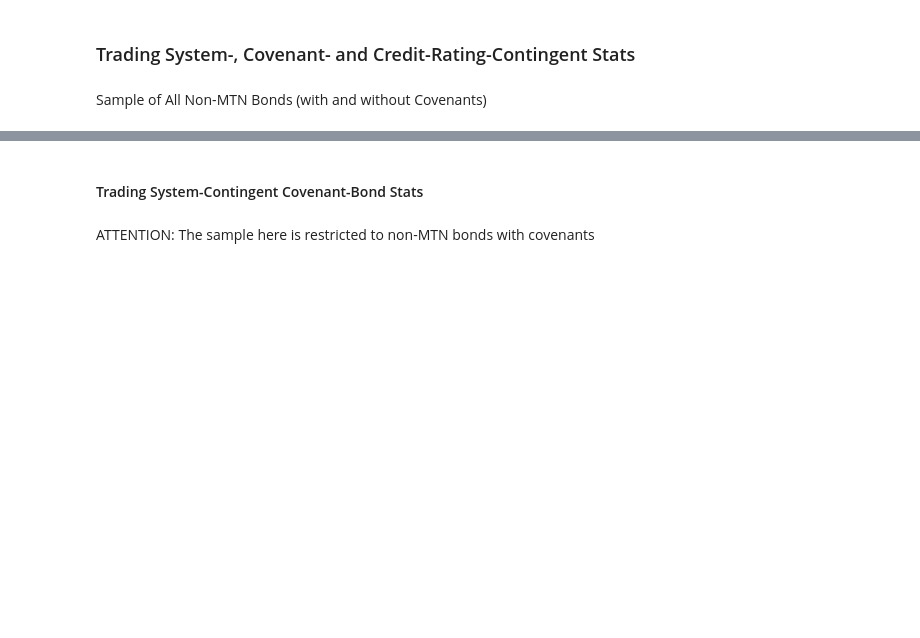
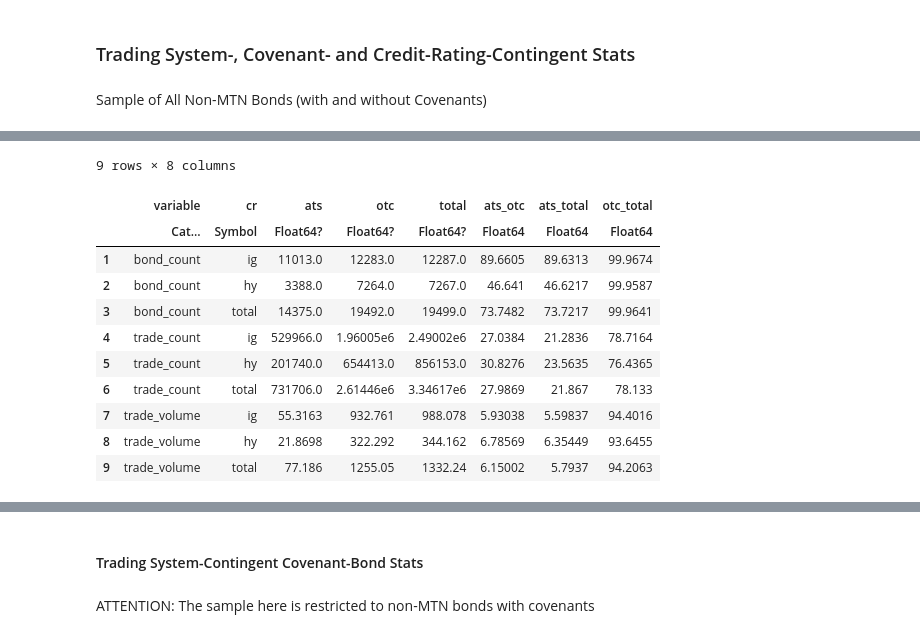
Before and after one commit to acbezerra/bond-data, a Jupyter notebook: notebooks/bond-stats-analysis.ipynb, the cells around one changed output, grey strips where cells are left out. Cells and saved outputs as stored; diff of their text form; code cells hidden in the pictures; blank space fills up the shorter version.

```diff
--- a/notebooks/bond-stats-analysis.ipynb
+++ b/notebooks/bond-stats-analysis.ipynb
@@ -165,0 +192,39 @@ cdf
+# %%
+sbmf(x) = Dict(0 => :otc, 1 => :ats, 2 => :total)[x]
+cdf[:, :sbm] = sbmf.(cdf[:, :ats])
+crf(x) = Dict(0 => :hy, 1 => :ig, 2 => :total)[x]
+cdf[:, :cr] = crf.(cdf[:, :ig])
+covf(x) = Dict(0 => :ncov, 1 => :cov, 2 => :total)[x]
+cdf[:, :cov] = covf.(cdf[:, :covenant])
+
+# Keep Only Cases where covenant = all
+df = cdf[cdf[:, :covenant] .== 2, :]
+
+# Drop columns
+df = df[:, Not([:ats, :ig, :covenant, :sbm_rt_cov, :cov])]
+
+# Reshape
+df = unstack(stack(df, [:bond_count, :trade_count, :trade_volume]),
+            [:variable, :cr], :sbm, :value)
+
+# Compute Ratios
+df[!, :ats_otc] = (df[!, :ats]./df[!, :otc]) .* 100
+df[!, :ats_total] = (df[!, :ats]./df[!, :total]) .* 100
+df[!, :otc_total] = (df[!, :otc]./df[!, :total]) .* 100
+
+# Sort Data
+ff(x) = Dict(:ig => 0, :hy => 1, :total => 2)[x]
+sort!(df, [:variable, order(:cr, by=ff)])
+# %% [output]
+9 rows × 8 columns
+|  | variable | cr | ats | otc | total | ats_otc | ats_total | otc_total |
+|  | Cat… | Symbol | Float64? | Float64? | Float64? | Float64 | Float64 | Float64 |
+| 1 | bond_count | ig | 11013.0 | 12283.0 | 12287.0 | 89.6605 | 89.6313 | 99.9674 |
+| 2 | bond_count | hy | 3388.0 | 7264.0 | 7267.0 | 46.641 | 46.6217 | 99.9587 |
+| 3 | bond_count | total | 14375.0 | 19492.0 | 19499.0 | 73.7482 | 73.7217 | 99.9641 |
+| 4 | trade_count | ig | 529966.0 | 1.96005e6 | 2.49002e6 | 27.0384 | 21.2836 | 78.7164 |
+| 5 | trade_count | hy | 201740.0 | 654413.0 | 856153.0 | 30.8276 | 23.5635 | 76.4365 |
+| 6 | trade_count | total | 731706.0 | 2.61446e6 | 3.34617e6 | 27.9869 | 21.867 | 78.133 |
+| 7 | trade_volume | ig | 55.3163 | 932.761 | 988.078 | 5.93038 | 5.59837 | 94.4016 |
+| 8 | trade_volume | hy | 21.8698 | 322.292 | 344.162 | 6.78569 | 6.35449 | 93.6455 |
+| 9 | trade_volume | total | 77.186 | 1255.05 | 1332.24 | 6.15002 | 5.7937 | 94.2063 |
```
Also changed, not shown: parts of 12 cells of this notebook, 1 other file.
